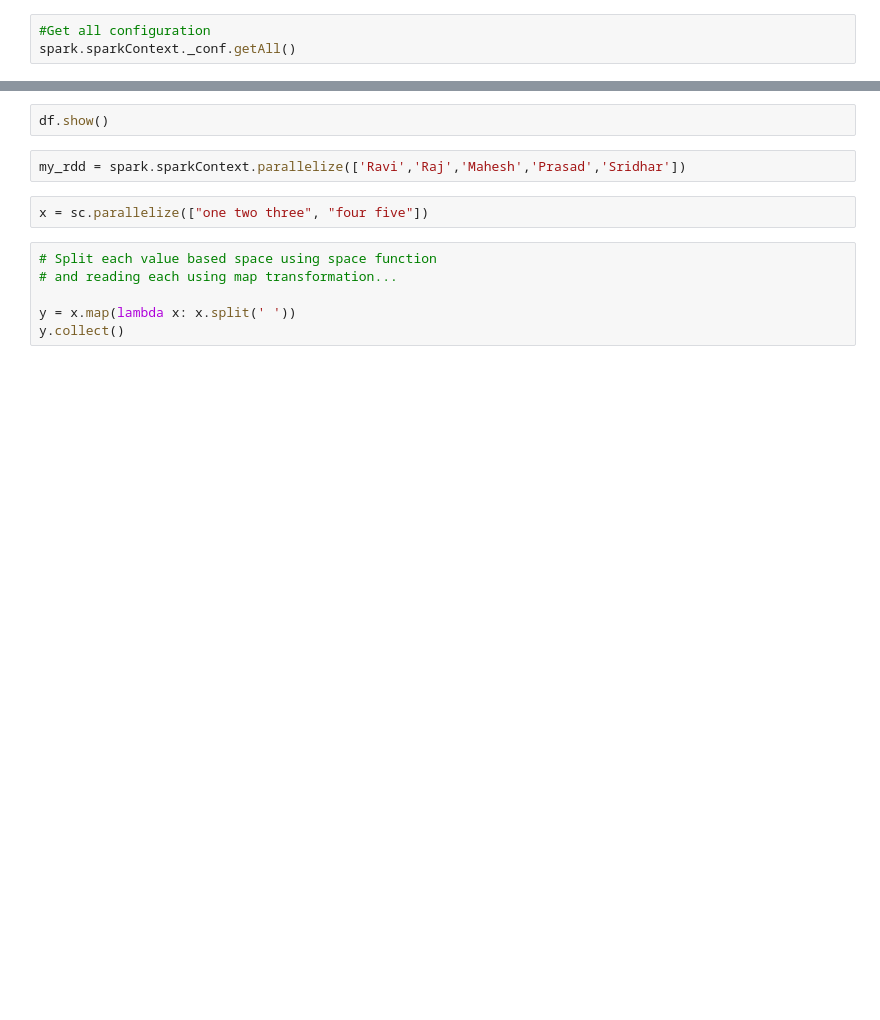
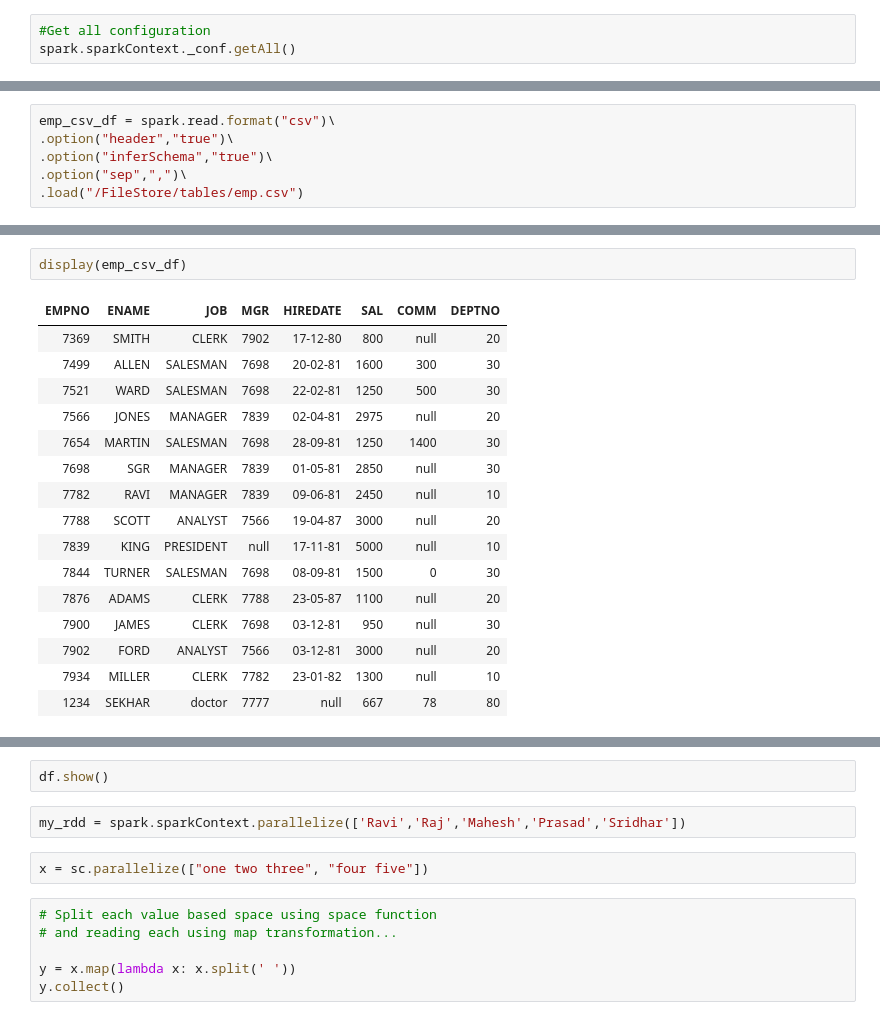
Before and after one commit to raveendratal/PysparkRaveendra, a Jupyter notebook: Spark_Configuration.ipynb, the cells around one changed output, grey strips where cells are left out. Cells and saved outputs as stored; diff of their text form; blank space fills up the shorter version.

```diff
--- a/Spark_Configuration.ipynb
+++ b/Spark_Configuration.ipynb
@@ -95,0 +181,6 @@ df = spark.createDataFrame([(1,'Raveendra'),(2,'Prasad'),(3,'Mahesh')], ["ID", "
+# %%
+emp_csv_df = spark.read.format("csv")\
+.option("header","true")\
+.option("inferSchema","true")\
+.option("sep",",")\
+.load("/FileStore/tables/emp.csv")
@@ -95,0 +189,19 @@ df = spark.createDataFrame([(1,'Raveendra'),(2,'Prasad'),(3,'Mahesh')], ["ID", "
+# %%
+display(emp_csv_df)
+# %% [output]
+| EMPNO | ENAME | JOB | MGR | HIREDATE | SAL | COMM | DEPTNO |
+| 7369 | SMITH | CLERK | 7902 | 17-12-80 | 800 | null | 20 |
+| 7499 | ALLEN | SALESMAN | 7698 | 20-02-81 | 1600 | 300 | 30 |
+| 7521 | WARD | SALESMAN | 7698 | 22-02-81 | 1250 | 500 | 30 |
+| 7566 | JONES | MANAGER | 7839 | 02-04-81 | 2975 | null | 20 |
+| 7654 | MARTIN | SALESMAN | 7698 | 28-09-81 | 1250 | 1400 | 30 |
+| 7698 | SGR | MANAGER | 7839 | 01-05-81 | 2850 | null | 30 |
+| 7782 | RAVI | MANAGER | 7839 | 09-06-81 | 2450 | null | 10 |
+| 7788 | SCOTT | ANALYST | 7566 | 19-04-87 | 3000 | null | 20 |
+| 7839 | KING | PRESIDENT | null | 17-11-81 | 5000 | null | 10 |
+| 7844 | TURNER | SALESMAN | 7698 | 08-09-81 | 1500 | 0 | 30 |
+| 7876 | ADAMS | CLERK | 7788 | 23-05-87 | 1100 | null | 20 |
+| 7900 | JAMES | CLERK | 7698 | 03-12-81 | 950 | null | 30 |
+| 7902 | FORD | ANALYST | 7566 | 03-12-81 | 3000 | null | 20 |
+| 7934 | MILLER | CLERK | 7782 | 23-01-82 | 1300 | null | 10 |
+| 1234 | SEKHAR | doctor | 7777 | null | 667 | 78 | 80 |
```
Also changed, not shown: parts of 29 cells of this notebook.
